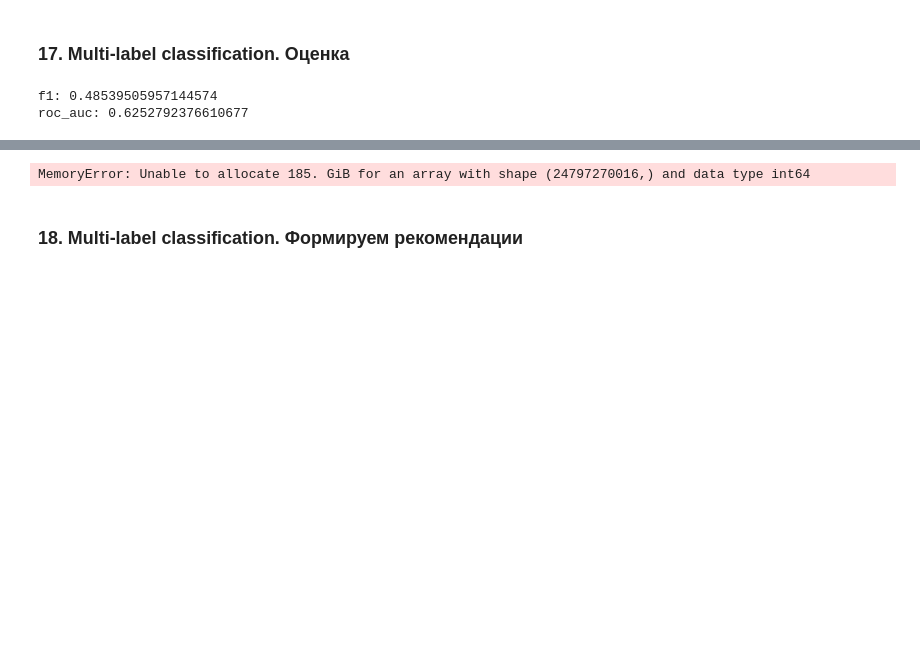
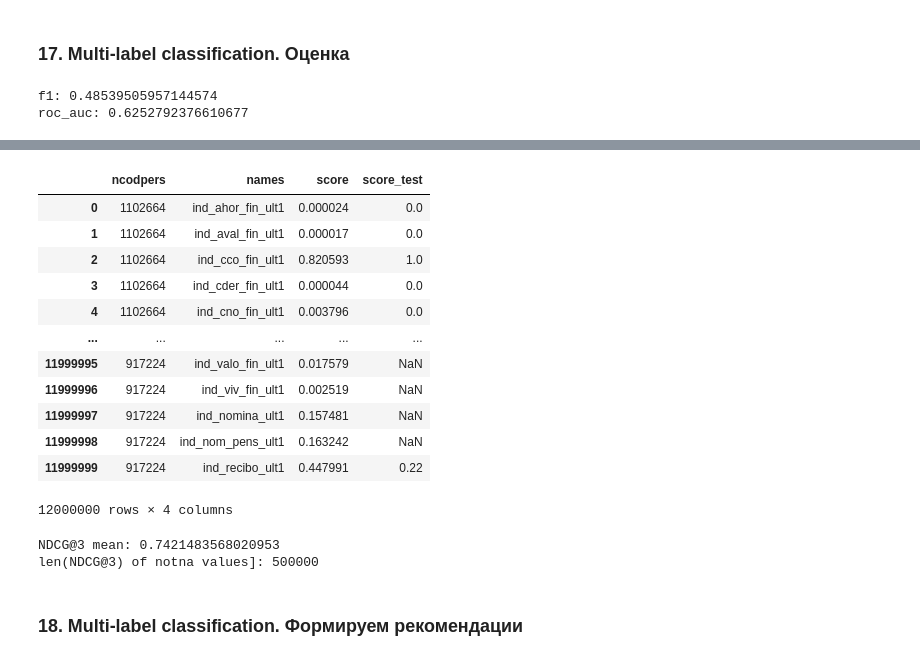
Before and after one commit to marsel171/mle-project-final, a Jupyter notebook: recommendations_modeling.ipynb, the cells around one changed output, grey strips where cells are left out. Cells and saved outputs as stored; diff of their text form; code cells hidden in the pictures; blank space fills up the shorter version.

```diff
--- a/recommendations_modeling.ipynb
+++ b/recommendations_modeling.ipynb
@@ -1199,8 +1199,7 @@ MODEL_DIR = "models"
 # %%
 # Загружаем данные
 
-# df = pd.read_parquet(os.path.join(DATA_DIR, "train_ver2_clean.parquet"))
-df = pd.read_parquet("df_agg.parquet")
+df = pd.read_parquet(os.path.join(DATA_DIR, "train_ver2_clean.parquet"))
 products_catalog = pd.read_parquet(os.path.join(DATA_DIR, "products_catalog.parquet"))
 # %%
 # Считаем агрегаты
@@ -1277,6 +1276,12 @@ X_test_agg = X_test[cumsum_ratio_cols]
 X_test_users = X_test["ncodpers"]
 X_test = X_test[cat_cols + num_cols]
 
+d={}
+prod_names = products_catalog["names"].to_list()
+for i,j in enumerate(cumsum_ratio_cols):
+    d[j] = prod_names[i]
+X_test_agg.rename(columns=d, inplace=True)
+
 del df
 # %% [markdown]
 ### 16. Multi-label classification. Обучение
@@ -1292,11 +1297,9 @@ model = CatBoostClassifier(
     depth=2,
 )
 
-# # Обучаем модель
-# model.fit(X_train, y_train)
+# Обучаем модель
+model.fit(X_train, y_train)
 
-# # Сохраняем модель
-# model.save_model(os.path.join(MODEL_DIR, "mlc_model"))
-
-model.load_model(os.path.join(MODEL_DIR, "mlc_model"))
+# Сохраняем модель
+model.save_model(os.path.join(MODEL_DIR, "mlc_model"))
 # %% [output]
@@ -1325,21 +1323,21 @@ roc_auc: 0.6252792376610677
 # %%
 # Для подсчета метрики NDCG предскажем вероятности продуктов и соберем все в табличный формат
 
+# Рекомендации
 y_pred = model.predict_proba(X_test)
-
 mlc_recs = pd.DataFrame(y_pred, columns=products_catalog["names"].to_list())
-
 mlc_recs = pd.concat([X_test_users, mlc_recs], axis=1)
 mlc_recs["score"] = mlc_recs[products_catalog["names"].to_list()].values.tolist()
 mlc_recs["names"] = [products_catalog["names"].to_list()] * len(mlc_recs)
 mlc_recs = mlc_recs[["ncodpers", "names", "score"]]
 mlc_recs = mlc_recs.explode(["score", "names"])
 
+# Данные для оценки
 y_pred_df_agg = pd.concat([X_test_users, X_test_agg], axis=1)
-y_pred_df_agg["score_test"] = y_pred_df_agg[cumsum_ratio_cols].values.tolist()
-y_pred_df_agg["names"] = [cumsum_ratio_cols] * len(y_pred_df_agg)
+y_pred_df_agg["score_test"] = y_pred_df_agg[products_catalog["names"].to_list()].values.tolist()
+y_pred_df_agg["names"] = [products_catalog["names"].to_list()] * len(y_pred_df_agg)
 y_pred_df_agg = y_pred_df_agg[["ncodpers", "names", "score_test"]]
 y_pred_df_agg = y_pred_df_agg.explode(["names", "score_test"])
 
-len(y_pred_df_agg)
+y_pred_df_agg
 # %% [output]
@@ -1347,12 +1357,22 @@ len(y_pred_df_agg)
 # %%
-# Оставим только первые ТОП-5 продуктов по агрегатам
+# Оставим только первые ТОП-5 продуктов по агрегатам и смерджим с рекомендациями
 
-y_pred_df_agg = y_pred_df_agg.sort_values(
-    by=["ncodpers", "score_test"], ascending=[True, False]
-).reset_index()
-y_pred_df_agg = y_pred_df_agg.groupby("ncodpers").head(5)
-len(y_pred_df_agg)
+y_pred_df_agg = y_pred_df_agg.sort_values(by = ["ncodpers","score_test"], ascending=[True,False]).reset_index(drop=True)
+y_pred_df_agg = y_pred_df_agg.groupby("ncodpers").head(5).reset_index(drop=True)
+
+mlc_recs = mlc_recs.merge(y_pred_df_agg, on=["ncodpers","names"], how="left")
+mlc_recs
+# %% [output]
+|  | ncodpers | names | score | score_test |
+| 0 | 1102664 | ind_ahor_fin_ult1 | 0.000024 | 0.0 |
+| 1 | 1102664 | ind_aval_fin_ult1 | 0.000017 | 0.0 |
+| 2 | 1102664 | ind_cco_fin_ult1 | 0.820593 | 1.0 |
+| 3 | 1102664 | ind_cder_fin_ult1 | 0.000044 | 0.0 |
+| 4 | 1102664 | ind_cno_fin_ult1 | 0.003796 | 0.0 |
+| ... | ... | ... | ... | ... |
+| 11999995 | 917224 | ind_valo_fin_ult1 | 0.017579 | NaN |
+| 11999996 | 917224 | ind_viv_fin_ult1 | 0.002519 | NaN |
+| 11999997 | 917224 | ind_nomina_ult1 | 0.157481 | NaN |
+| 11999998 | 917224 | ind_nom_pens_ult1 | 0.163242 | NaN |
+| 11999999 | 917224 | ind_recibo_ult1 | 0.447991 | 0.22 |
+12000000 rows × 4 columns
-# %%
-mlc_recs = mlc_recs.merge(y_pred_df_agg, on="ncodpers", how="left")
-# %% [output]
-MemoryError: Unable to allocate 185. GiB for an array with shape (24797270016,) and data type int64
@@ -1359,2 +1389,23 @@ MemoryError: Unable to allocate 185. GiB for an array with shape (24797270016,)
+# %%
+# Посчитаем метрику NDCG для k=3 для всех пользователей из тестовой выборки.
+# В результате каждому пользователю будет соответствовать одно значение NDCG@3
+
+rating_test_idx = ~mlc_recs["score_test"].isnull()
+ndcg_at_3_scores = (
+    mlc_recs[rating_test_idx]
+    .groupby("ncodpers")
+    .apply(lambda x: compute_ndcg(x["score_test"], x["score"], k=3))
+)
+print(f"NDCG@3 mean: {ndcg_at_3_scores.mean()}")
+print(
+    f"len(NDCG@3) of notna values]: {len(ndcg_at_3_scores[~ndcg_at_3_scores.isna()])}"
+)
+
+# Получены значения метрики NDCG@3:
+# NDCG@3 mean: 0.7421483568020953
+# len(NDCG@3) of notna values]: 500000
+# %% [output]
+NDCG@3 mean: 0.7421483568020953
+len(NDCG@3) of notna values]: 500000
 # %% [markdown]
 ### 18. Multi-label classification. Формируем рекомендации
```
Also changed, not shown: parts of 10 cells of this notebook.
